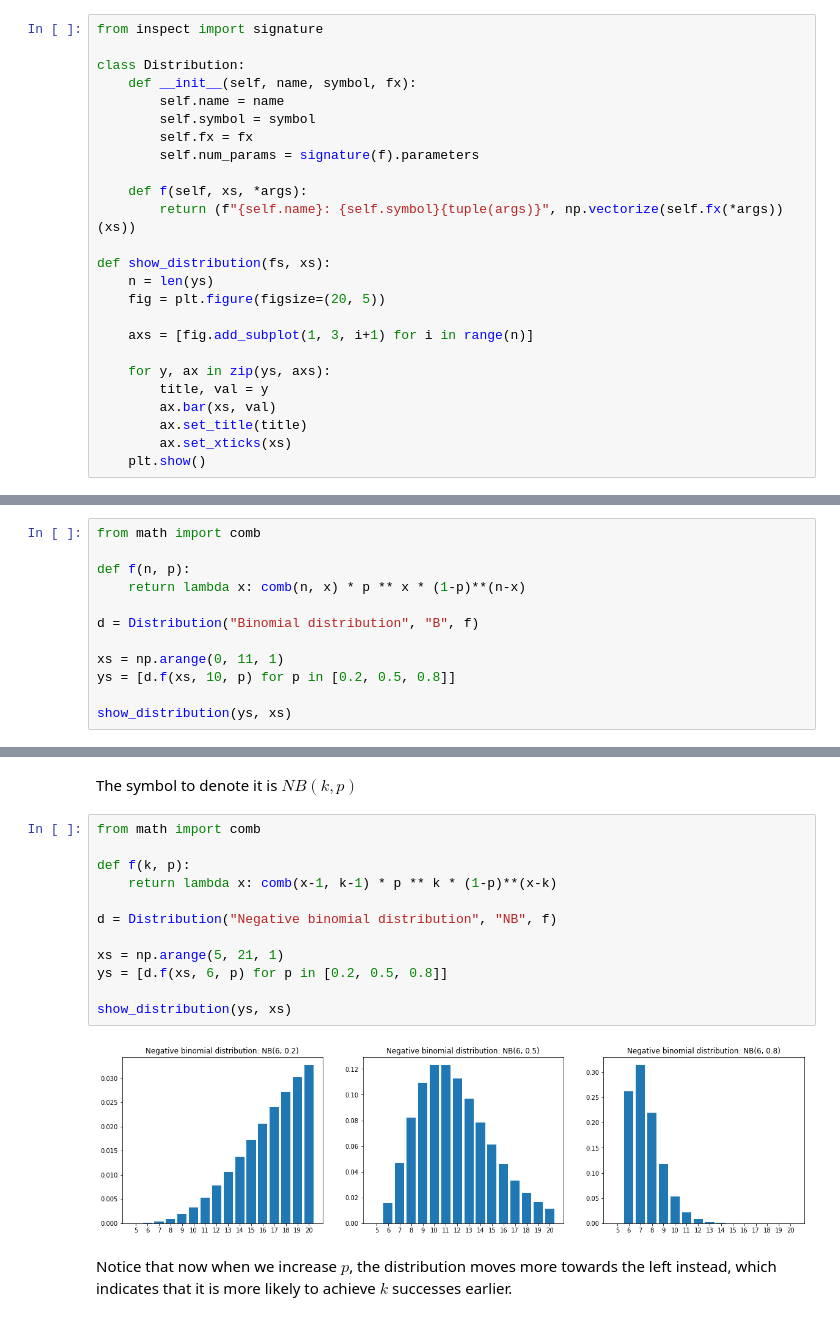
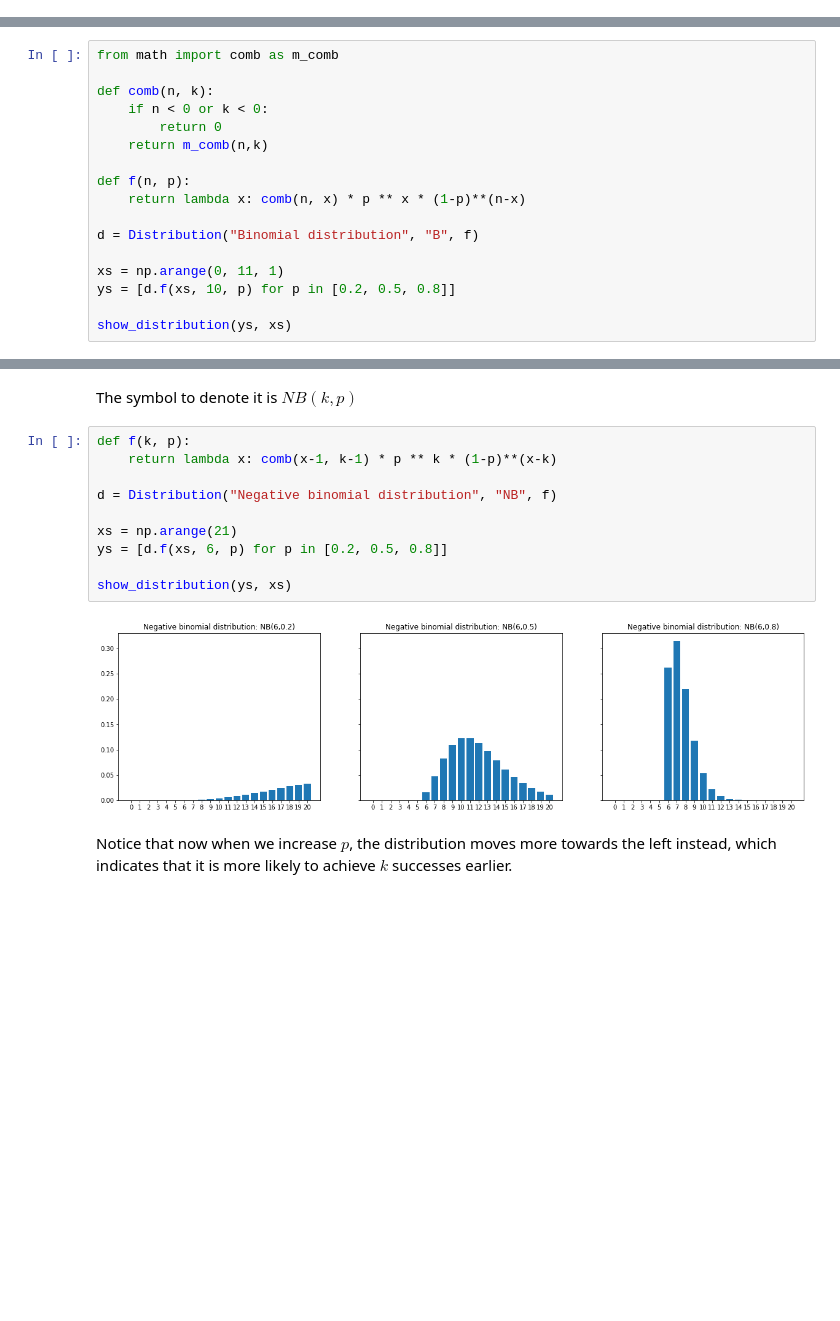
Before and after one commit to 0WN463/wellspring, a Jupyter notebook: statistic/probability_distributions.ipynb, the cells around one changed output, grey strips where cells are left out. Saved outputs shown, nothing was run; the diff lists cells and outputs as text; blank space fills up the shorter version.

```diff
--- a/statistic/probability_distributions.ipynb
+++ b/statistic/probability_distributions.ipynb
@@ -56,28 +110,3 @@ mappingproxy({'p': <Parameter "p">})
-# %%
-from inspect import signature
-
-class Distribution:
-    def __init__(self, name, symbol, fx):
-        self.name = name
-        self.symbol = symbol
-        self.fx = fx
-        self.num_params = signature(f).parameters
-
-    def f(self, xs, *args):
-        return (f"{self.name}: {self.symbol}{tuple(args)}", np.vectorize(self.fx(*args))(xs))
-
-def show_distribution(fs, xs):
-    n = len(ys)
-    fig = plt.figure(figsize=(20, 5))
-
-    axs = [fig.add_subplot(1, 3, i+1) for i in range(n)]
-
-    for y, ax in zip(ys, axs):
-        title, val = y
-        ax.bar(xs, val)
-        ax.set_title(title)
-        ax.set_xticks(xs)
-    plt.show()
 # %%
 def f(p):
     return lambda x: p ** x * (1-p)**(1-x)
@@ -127,7 +178,12 @@ Observe that when $n=1$, it simplifies to the Bernoulli distribution.
 # %% [markdown]
 If a random variable $X$ follows a binomial distribution with parameters $n$ and $p$, we denote it as $X \sim B(n, p)$
 # %%
-from math import comb
+from math import comb as m_comb
+
+def comb(n, k):
+    if n < 0 or k < 0:
+        return 0
+    return m_comb(n,k)
 
 def f(n, p):
     return lambda x: comb(n, x) * p ** x * (1-p)**(n-x)
@@ -212,19 +320,17 @@ $$
 # %% [markdown]
 The symbol to denote it is $NB(k,p)$
 # %%
-from math import comb
-
 def f(k, p):
     return lambda x: comb(x-1, k-1) * p ** k * (1-p)**(x-k)
 
 d = Distribution("Negative binomial distribution", "NB", f)
 
-xs = np.arange(5, 21, 1)
+xs = np.arange(21)
 ys = [d.f(xs, 6, p) for p in [0.2, 0.5, 0.8]]
 
 show_distribution(ys, xs)
 # %% [output]
-[figure, old version]
+[figure, new version]
 # %% [markdown]
 Notice that now when we increase $p$, the distribution moves more towards the left instead, which indicates that it is more likely to achieve $k$ successes earlier.
 # %%
```
Also changed, not shown: parts of 58 cells of this notebook, 2 other files.
